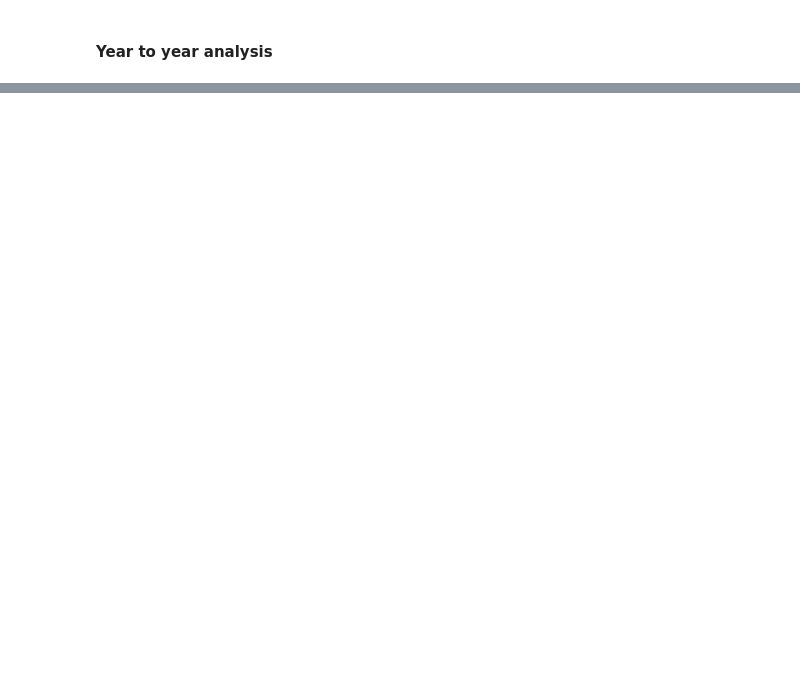
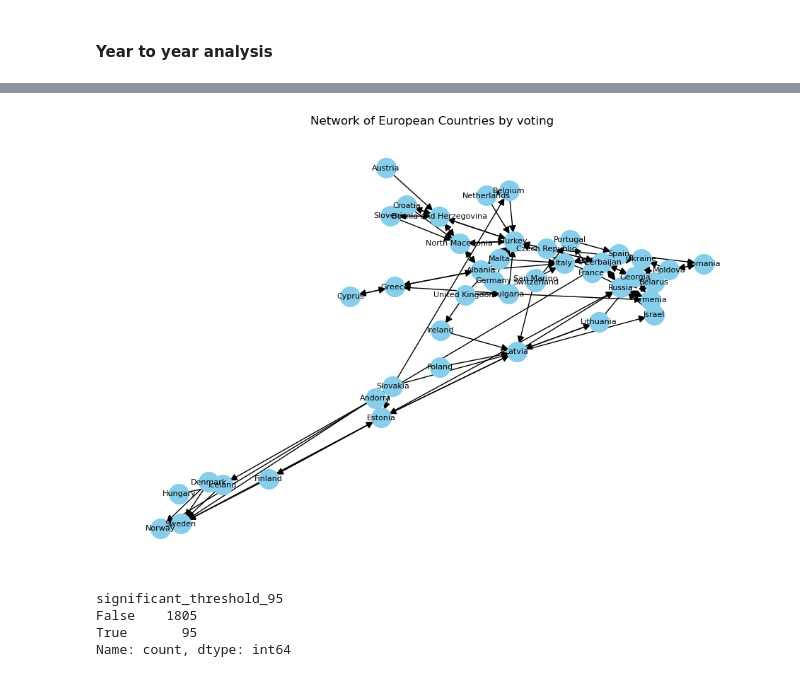
Before and after one commit to RichardStaszkiewicz/WUT-TASS-Eurovision-vs-Minorities, a Jupyter notebook: analyze.ipynb, the cells around one changed output, grey strips where cells are left out. Drawn from its saved outputs; the diff is of its cells as text; code cells hidden in the pictures; blank space fills up the shorter version.

```diff
--- a/analyze.ipynb
+++ b/analyze.ipynb
@@ -604,0 +671,11 @@ similarities_spectral
+# %%
+vizualize(avg[avg['significant_threshold_95']])
+# %% [output]
+[figure, added]
+# %%
+avg[f'significant_threshold_95'].value_counts()
+# %% [output]
+significant_threshold_95
+False    1805
+True       95
+Name: count, dtype: int64
```
Also changed, not shown: parts of 36 cells of this notebook.
